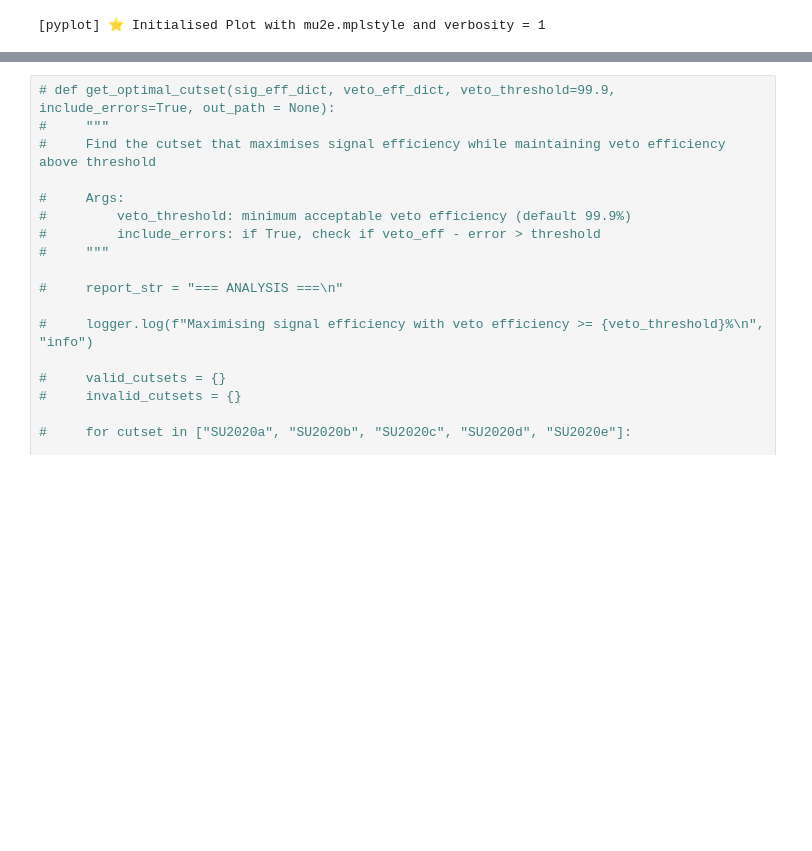
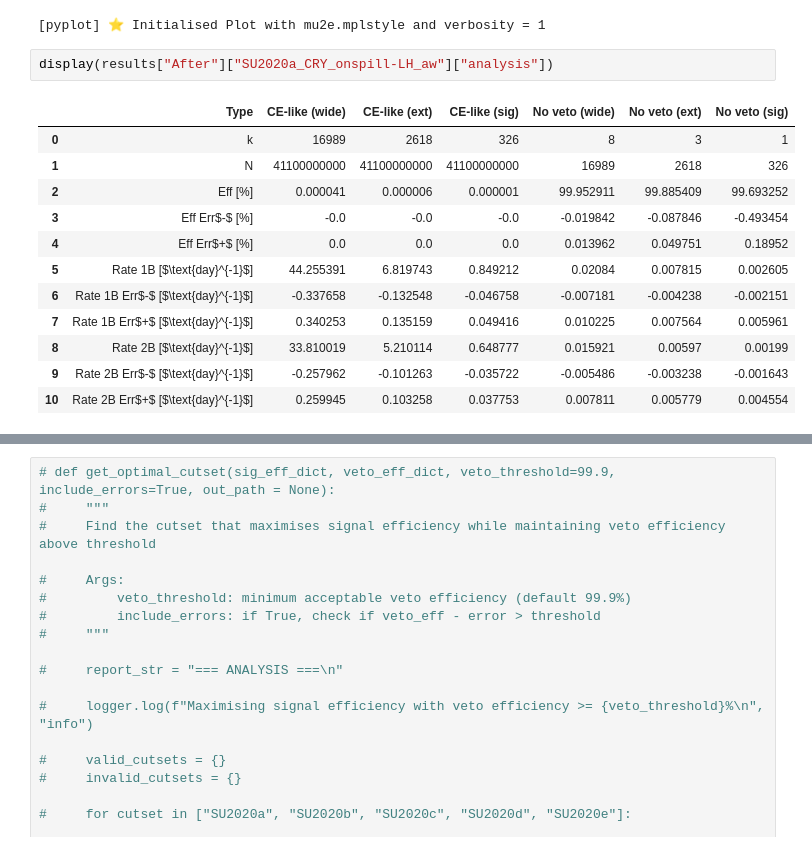
Before and after one commit to sam-grant/mu2e-cosmic, a Jupyter notebook: notebooks/comp/aw_reproc_SU2020abdce.ipynb, the cells around one changed output, grey strips where cells are left out. Cells and saved outputs as stored; diff of their text form; blank space fills up the shorter version.

```diff
--- a/notebooks/comp/aw_reproc_SU2020abdce.ipynb
+++ b/notebooks/comp/aw_reproc_SU2020abdce.ipynb
@@ -73,3 +73,18 @@ results = load(ana_labels)
 plot = Plot() # just for style file
 # %% [output]
 [pyplot] ⭐️ Initialised Plot with mu2e.mplstyle and verbosity = 1
+# %%
+display(results["After"]["SU2020a_CRY_onspill-LH_aw"]["analysis"])
+# %% [output]
+|  | Type | CE-like (wide) | CE-like (ext) | CE-like (sig) | No veto (wide) | No veto (ext) | No veto (sig) |
+| 0 | k | 16989 | 2618 | 326 | 8 | 3 | 1 |
+| 1 | N | 41100000000 | 41100000000 | 41100000000 | 16989 | 2618 | 326 |
+| 2 | Eff [%] | 0.000041 | 0.000006 | 0.000001 | 99.952911 | 99.885409 | 99.693252 |
+| 3 | Eff Err$-$ [%] | -0.0 | -0.0 | -0.0 | -0.019842 | -0.087846 | -0.493454 |
+| 4 | Eff Err$+$ [%] | 0.0 | 0.0 | 0.0 | 0.013962 | 0.049751 | 0.18952 |
+| 5 | Rate 1B [$\text{day}^{-1}$] | 44.255391 | 6.819743 | 0.849212 | 0.02084 | 0.007815 | 0.002605 |
+| 6 | Rate 1B Err$-$ [$\text{day}^{-1}$] | -0.337658 | -0.132548 | -0.046758 | -0.007181 | -0.004238 | -0.002151 |
+| 7 | Rate 1B Err$+$ [$\text{day}^{-1}$] | 0.340253 | 0.135159 | 0.049416 | 0.010225 | 0.007564 | 0.005961 |
+| 8 | Rate 2B [$\text{day}^{-1}$] | 33.810019 | 5.210114 | 0.648777 | 0.015921 | 0.00597 | 0.00199 |
+| 9 | Rate 2B Err$-$ [$\text{day}^{-1}$] | -0.257962 | -0.101263 | -0.035722 | -0.005486 | -0.003238 | -0.001643 |
+| 10 | Rate 2B Err$+$ [$\text{day}^{-1}$] | 0.259945 | 0.103258 | 0.037753 | 0.007811 | 0.005779 | 0.004554 |
```
Also changed, not shown: parts of 16 cells of this notebook, 11 other files.
